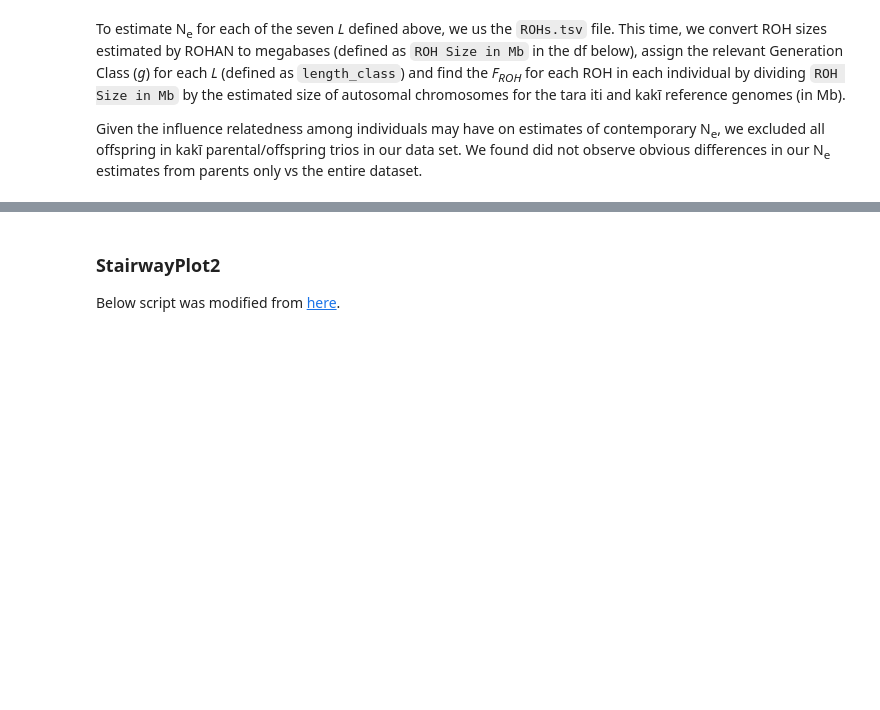
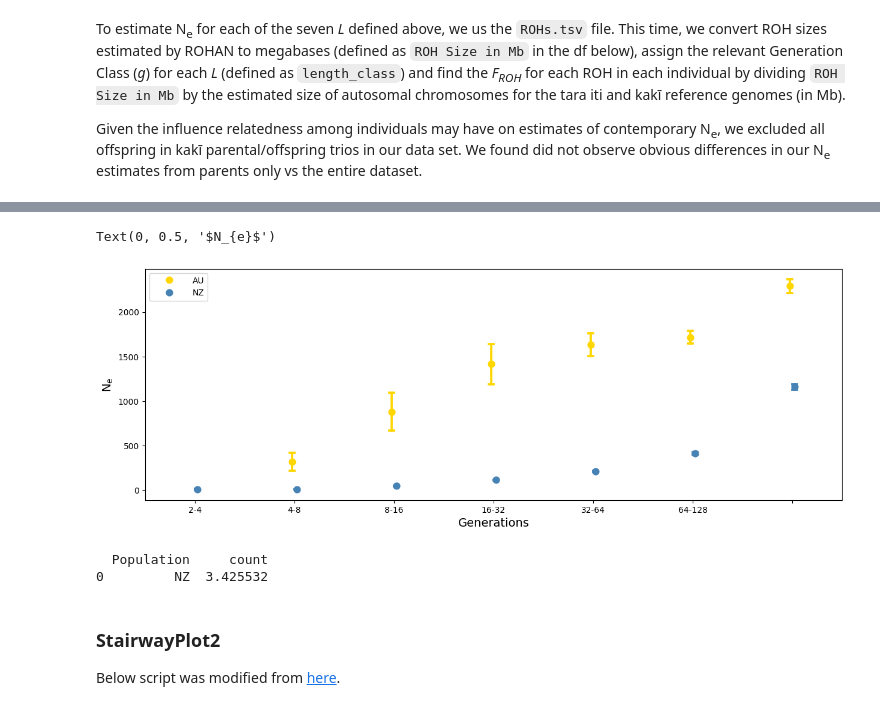
Before and after one commit to janawold1/2026_S_nereis_Cons_Gen, a Jupyter notebook: 09_Ne.ipynb, the cells around one changed output, grey strips where cells are left out. Saved outputs shown, nothing was run; the diff lists cells and outputs as text; code cells hidden in the pictures; blank space fills up the shorter version.

```diff
--- a/09_Ne.ipynb
+++ b/09_Ne.ipynb
@@ -57,9 +59,9 @@ To estimate N<sub>e</sub> for each of the seven *L* defined above, we us the `RO
 
 Given the influence relatedness among individuals may have on estimates of contemporary N<sub>e</sub>, we excluded all offspring in kakī parental/offspring trios in our data set. We found did not observe obvious differences in our N<sub>e</sub> estimates from parents only vs the entire dataset.
 # %%
-roh = pd.read_csv('ROHAN_out/ROHs.tsv', delimiter='\t')
+roh = pd.read_csv('ROHs.tsv', delimiter='\t')
 
-roh['ROH Size in Mb'] = roh['ROH_size'] / 1000000
+roh['ROH Size in Mb'] = roh['ROH Length'] / 1000000
 
 recomb = roh
 recomb['Generation Class'] = np.select(
@@ -111,5 +120,5 @@ fairy.head()
 # %%
-iterations = 10000
+iterations = 100
 #kiresults = [bootstrap_Ne(i, kaki, 0.5) for i in range(iterations)]
 #kiLCresults = [bootstrap_Ne(i, kakiLC, 0.5) for i in range(iterations)]
 ftresults = [bootstrap_Ne(i, fairy, 0.5) for i in range(iterations)]
@@ -141,22 +181,31 @@ Ne.head(n=20)
 # %%
 palette = ['gold', 'steelblue', 'grey', 'black']
+#order = ['AU', 'TI', 'KI_10x', 'KI']
+order = ['AU', 'NZ']
+#labels = ['AFT', 'TI', 'KĪ low', 'KĪ high']
+labels = ['AFT', 'TI']
+
+
 plt.figure(figsize=(15, 5))
-ax = sns.pointplot(data=uncertainty[uncertainty['Generation Class']>2], x='Generation Class', y='Ne', dodge=True, hue='Population', hue_order=['AU', 'TI', 'KI_10x', 'KI'],
+ax = sns.pointplot(data=ftuncert, x='Generation Class', y='Ne', dodge=True, hue='Population', hue_order=order,
                 palette=palette, errorbar='sd', capsize=0.05, n_boot=100, estimator='mean', markers='o', linestyles='none')
 handles, labels = ax.get_legend_handles_labels()
 ax.legend(handles=handles,
-        labels=['AFT', 'TI', 'KĪ low', 'KĪ high'],
+        labels=labels,
         loc='upper left', handlelength=4,
         handler_map={tuple: HandlerTuple(ndivide=None)})
 
 params = {'mathtext.default': 'regular' }
 plt.rcParams.update(params)
 ax.set_title('', loc='left', fontsize=20)
 ax.set_xticklabels(['2-4', '4-8', '8-16', '16-32', '32-64', '64-128'])
 ax.set_xlabel('Generations', fontsize=14)
 ax.set_ylabel('$N_{e}$', fontsize=14)
 
 #plt.savefig('plots/ROH_Recomb_Ne_esimtates.png', dpi=300, bbox_inches='tight')
+# %% [output]
+Text(0, 0.5, '$N_{e}$')
+[figure, added]
 # %%
 palette = ['steelblue', 'grey', 'black']
 
@@ -184,15 +233,18 @@ gen2 = 17857100
 gen4 = 4464300
 gen8 = 2232100
 gen16 = 1116100
-large_roh = roh[(roh['ROH_size']>=gen4) & (roh['ROH_size']< gen2)]
+large_roh = roh[(roh['ROH Length']>=gen4) & (roh['ROH Length']< gen2)]
 large_roh = large_roh.groupby('Sample')['Population'].value_counts().reset_index()
 large_roh = large_roh.groupby('Population')['count'].mean().reset_index()
 
-huge_roh = roh[roh['ROH_size']>=gen2]
+huge_roh = roh[roh['ROH Length']>=gen2]
 huge_roh = huge_roh.groupby('Sample')['Population'].value_counts().reset_index()
 huge_roh = huge_roh.groupby('Population')['count'].mean().reset_index()
 
-print(large_roh)
+print(huge_roh)
+# %% [output]
+  Population     count
+0         NZ  3.425532
 # %%
 roh[roh['ROH_size']>=gen2].groupby(['Sample','Population'])['Population'].count()
 # %% [markdown]
```
Also changed, not shown: parts of 7 cells of this notebook, 2 other files.
